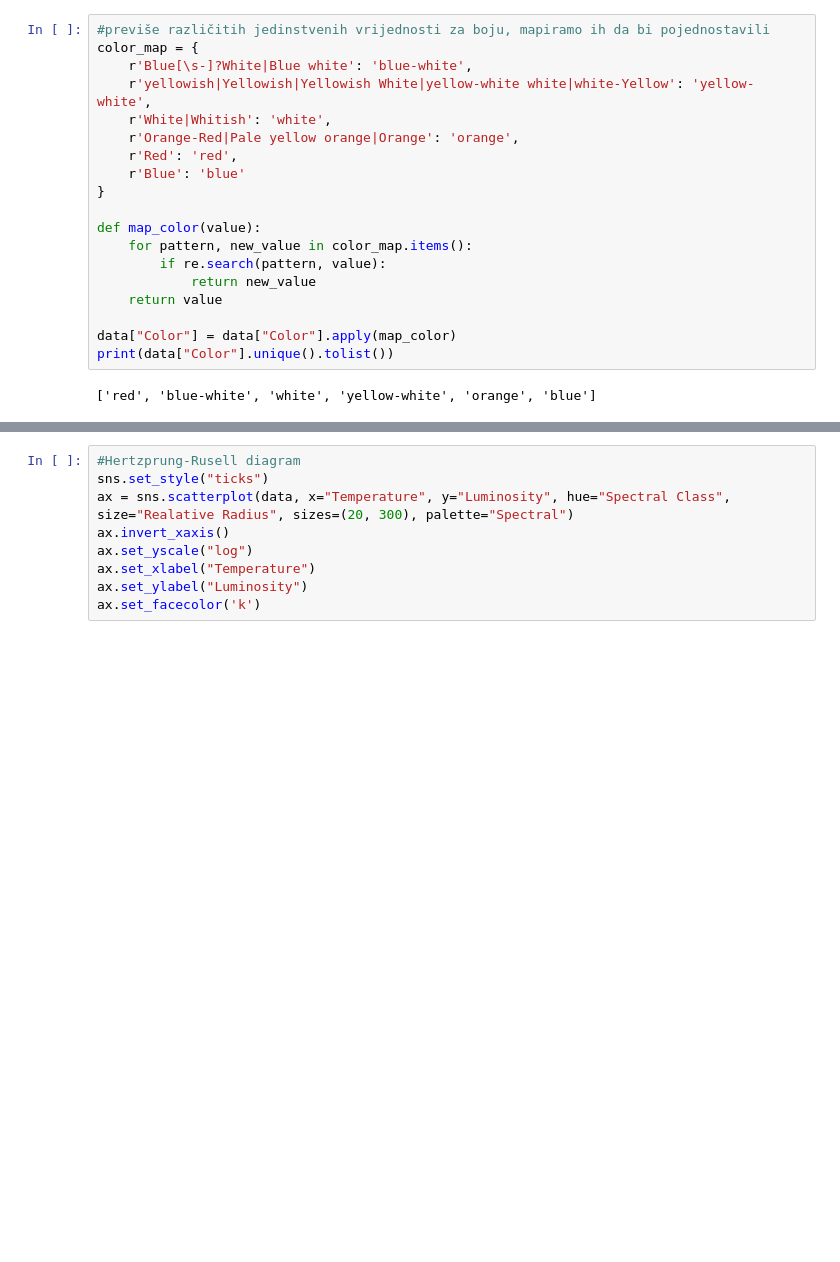
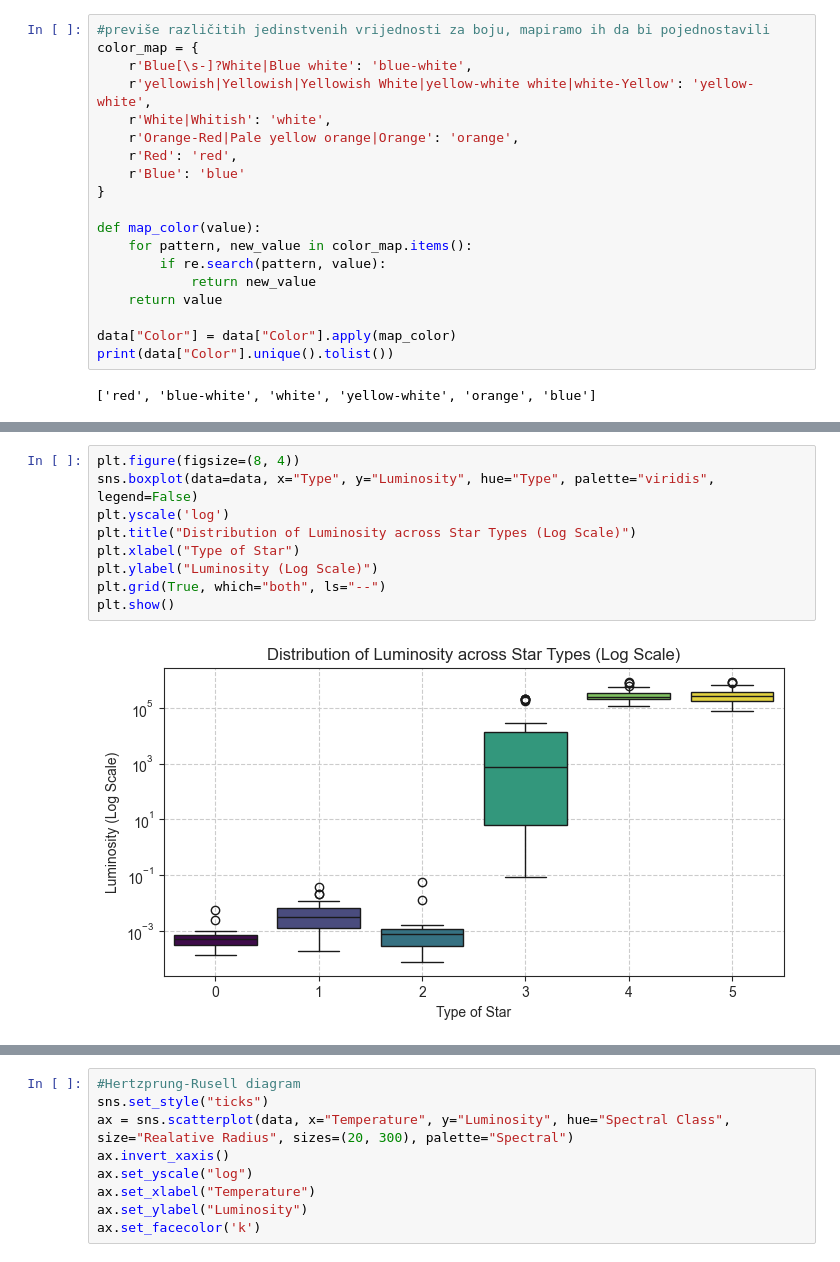
Before and after one commit to krminaciv/star-type-classification, a Jupyter notebook: stars-classification.ipynb, the cells around one changed output, grey strips where cells are left out. Drawn from its saved outputs; the diff is of its cells as text; blank space fills up the shorter version.

```diff
--- a/stars-classification.ipynb
+++ b/stars-classification.ipynb
@@ -210,0 +217,11 @@ plt.show()
+# %%
+plt.figure(figsize=(8, 4))
+sns.boxplot(data=data, x="Type", y="Luminosity", hue="Type", palette="viridis", legend=False)
+plt.yscale('log')
+plt.title("Distribution of Luminosity across Star Types (Log Scale)")
+plt.xlabel("Type of Star")
+plt.ylabel("Luminosity (Log Scale)")
+plt.grid(True, which="both", ls="--")
+plt.show()
+# %% [output]
+[figure, added]
```
Also changed, not shown: parts of 22 cells of this notebook.
